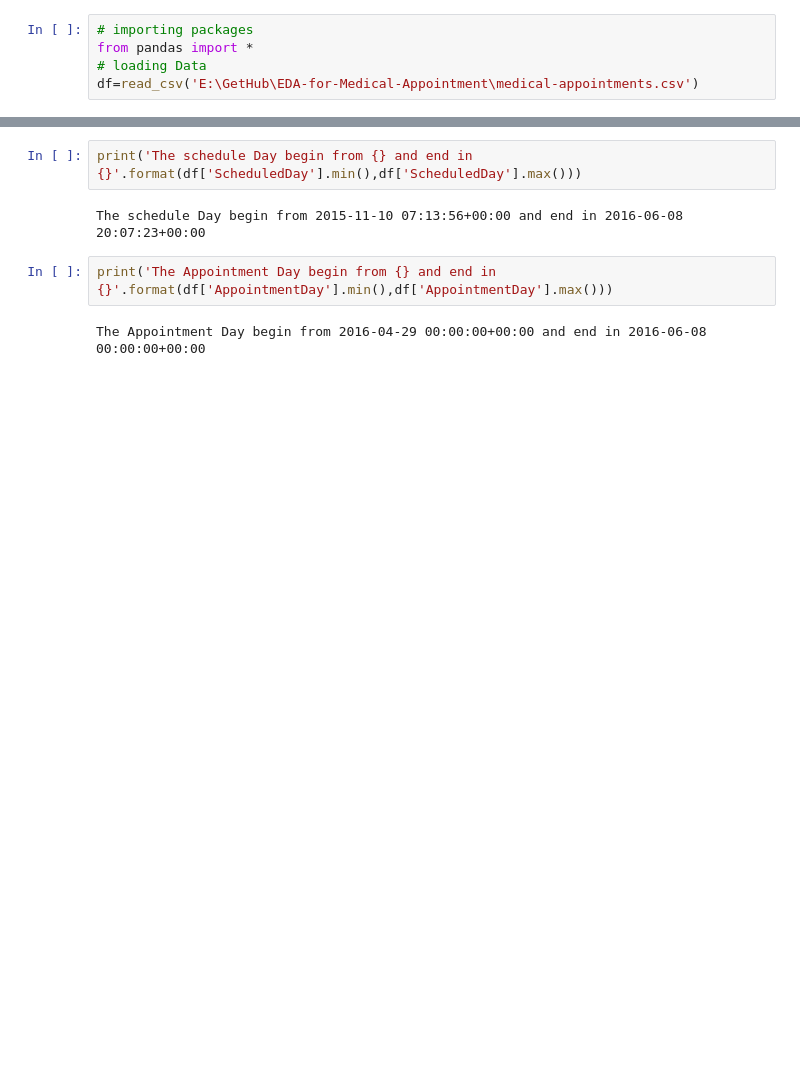
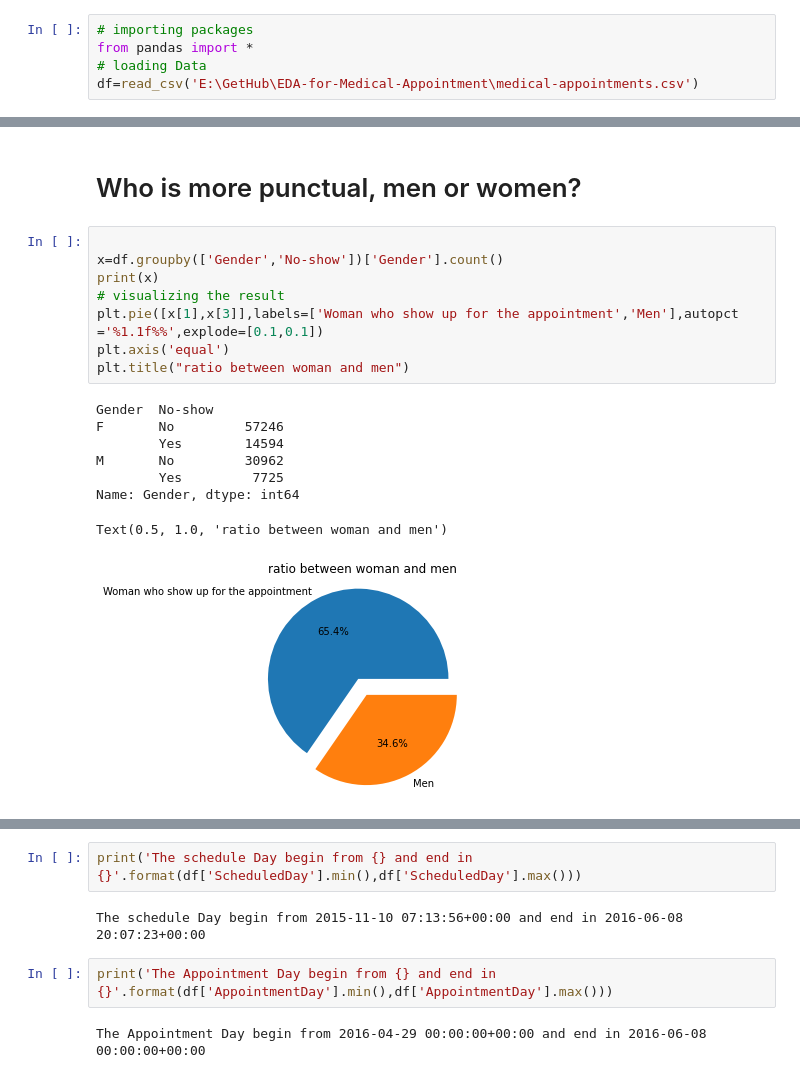
Before and after one commit to mennasala/EDA-for-Medical-Appointment, a Jupyter notebook: Investigate_a_Dataset-No-show-appointments.ipynb, the cells around one changed output, grey strips where cells are left out. Saved outputs shown, nothing was run; the diff lists cells and outputs as text; blank space fills up the shorter version.

```diff
--- a/Investigate_a_Dataset-No-show-appointments.ipynb
+++ b/Investigate_a_Dataset-No-show-appointments.ipynb
@@ -191,0 +195,19 @@ Name: Diabetes, Length: 193, dtype: int64
+# %% [markdown]
+# Who is more punctual, men or women?
+# %%
+
+x=df.groupby(['Gender','No-show'])['Gender'].count()
+print(x)
+# visualizing the result
+plt.pie([x[1],x[3]],labels=['Woman who show up for the appointment','Men'],autopct ='%1.1f%%',explode=[0.1,0.1])
+plt.axis('equal')
+plt.title("ratio between woman and men")
+# %% [output]
+Gender  No-show
+F       No         57246
+        Yes        14594
+M       No         30962
+        Yes         7725
+Name: Gender, dtype: int64
+Text(0.5, 1.0, 'ratio between woman and men')
+[figure, added]
```
Also changed, not shown: parts of 58 cells of this notebook, 1 other file.
